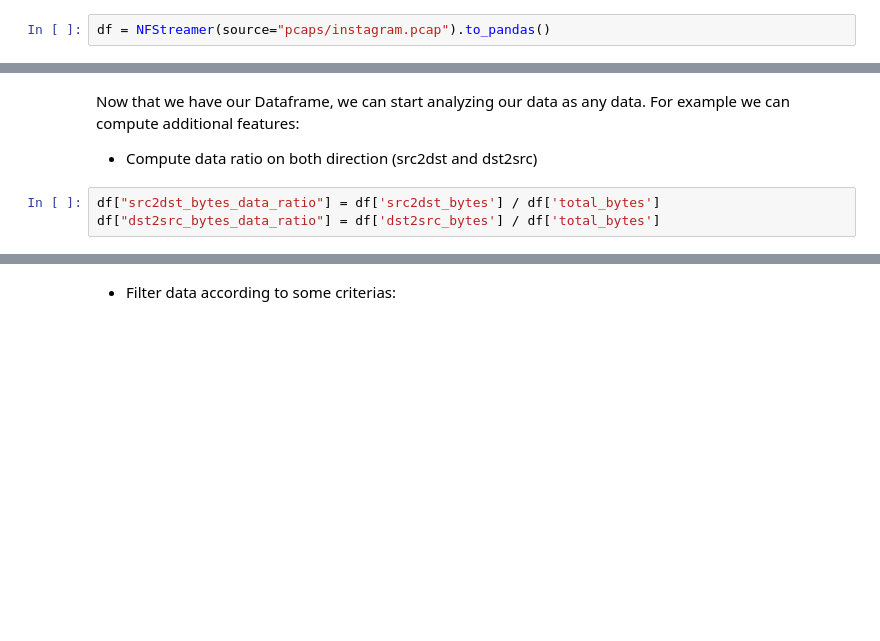
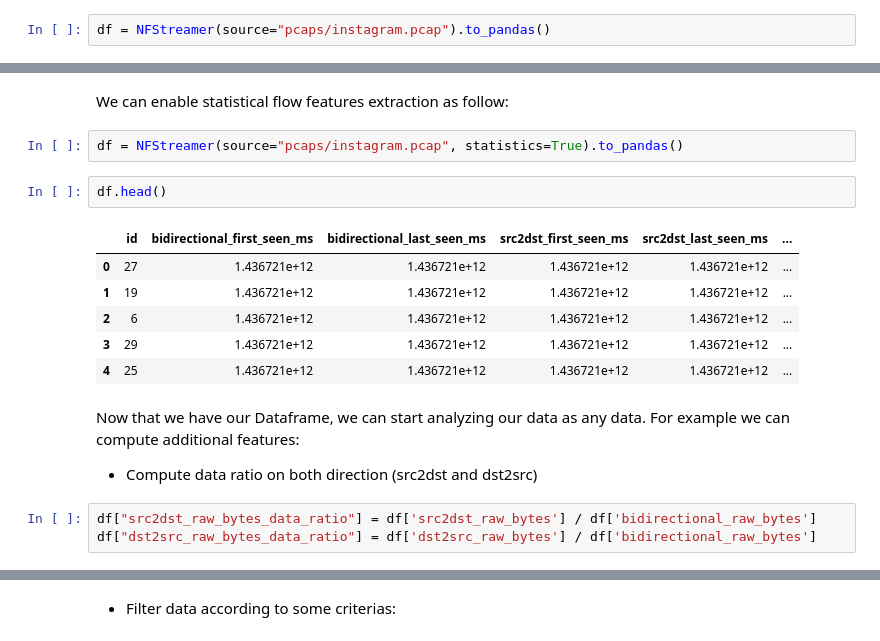
Before and after one commit to nfstream/nfstream-tutorials, a Jupyter notebook: demo_notebook.ipynb, the cells around one changed output, grey strips where cells are left out. Saved outputs shown, nothing was run; the diff lists cells and outputs as text; blank space fills up the shorter version.

```diff
--- a/demo_notebook.ipynb
+++ b/demo_notebook.ipynb
@@ -50,10 +53,23 @@ df.head()
+# %% [markdown]
+We can enable statistical flow features extraction as follow:
+# %%
+df = NFStreamer(source="pcaps/instagram.pcap", statistics=True).to_pandas()
+# %%
+df.head()
+# %% [output]
+|  | id | bidirectional_first_seen_ms | bidirectional_last_seen_ms | src2dst_first_seen_ms | src2dst_last_seen_ms | ... |
+| 0 | 27 | 1.436721e+12 | 1.436721e+12 | 1.436721e+12 | 1.436721e+12 | ... |
+| 1 | 19 | 1.436721e+12 | 1.436721e+12 | 1.436721e+12 | 1.436721e+12 | ... |
+| 2 | 6 | 1.436721e+12 | 1.436721e+12 | 1.436721e+12 | 1.436721e+12 | ... |
+| 3 | 29 | 1.436721e+12 | 1.436721e+12 | 1.436721e+12 | 1.436721e+12 | ... |
+| 4 | 25 | 1.436721e+12 | 1.436721e+12 | 1.436721e+12 | 1.436721e+12 | ... |
 # %% [markdown]
 Now that we have our Dataframe, we can start analyzing our data as any data. For example we can compute additional features:
 
 * Compute data ratio on both direction (src2dst and dst2src)
 # %%
-df["src2dst_bytes_data_ratio"] = df['src2dst_bytes'] / df['total_bytes']
-df["dst2src_bytes_data_ratio"] = df['dst2src_bytes'] / df['total_bytes']
+df["src2dst_raw_bytes_data_ratio"] = df['src2dst_raw_bytes'] / df['bidirectional_raw_bytes']
+df["dst2src_raw_bytes_data_ratio"] = df['dst2src_raw_bytes'] / df['bidirectional_raw_bytes']
 # %%
 df.head()
 # %% [output]
```
Also changed, not shown: parts of 12 cells of this notebook, 1 other file.
